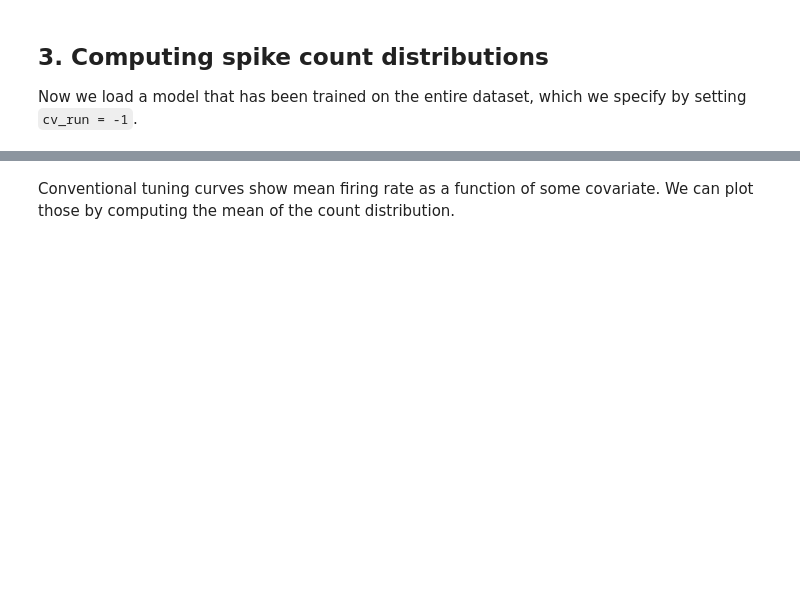
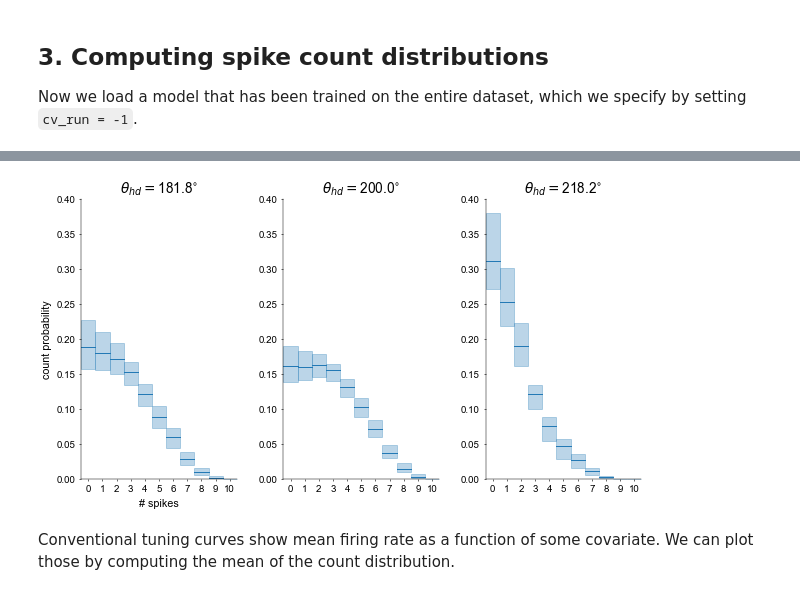
Before and after one commit to davindicode/UCM-interpret, a Jupyter notebook: example/notebook.ipynb, the cells around one changed output, grey strips where cells are left out. Saved outputs shown, nothing was run; the diff lists cells and outputs as text; code cells hidden in the pictures; blank space fills up the shorter version.

```diff
--- a/example/notebook.ipynb
+++ b/example/notebook.ipynb
@@ -212,6 +213,6 @@ dataset_tuple = HDC.get_dataset(session_id, phase, bin_size, single_spikes)
 # model and train/test split based on which validation fold is given by cv_run
 modelfit, fit_set, validation_set = lib.models.load_model(
     checkpoint_dir, model_info, dataset_tuple, HDC.inputs_used, HDC.enc_used,
-    delay, cv_run, batch_size, gpu_dev, tensor_type=torch.float, jitter=1e-5, J=100
+    delay, cv_run, batch_size, gpu_dev, tensor_type=torch.float, jitter=1e-5
 )
 # %% [markdown]
@@ -219,2 +220,56 @@ We can compute the spike count distribution conditioned on input covariates, and
+# %%
+hd_sweep = torch.linspace(0, 2*np.pi, 100)
+
+covariates = torch.cat([
+    hd_sweep[:, None],  # sweep over head direction
+    *[rcov[k].mean()*torch.ones((100, 1)) for k in range(1, len(rcov))],
+    # fill other behavioural covariates at value 0
+], dim=-1)[None, None, ...]  # (tr, neurons, steps, covariate dims)
+
+with torch.no_grad():
+    P_mc = lib.helper.compute_P(
+        modelfit, covariates, list(range(units_used)), MC=30, trials=1)  # predictive posterior
+P_mc = P_mc.cpu()  # count probabilities of shape (MC, neurons, steps, count)
+# %%
+# histograms
+lower, mean, upper = utils.signal.percentiles_from_samples(P_mc, [0.05, 0.5, 0.95])
+
+
+fig = plt.figure(figsize=(8, 4))
+widths = [1, 1, 1]
+heights = [1]
+
+spec = fig.add_gridspec(ncols=len(widths), nrows=len(heights), width_ratios=widths,
+                        height_ratios=heights, top=1., bottom=0.0,
+                        left=0., right=1., wspace=0.3)
+
+ne = 20  # select neuron
+K = P_mc.shape[-1]
+for en, step_ind in enumerate([50, 55, 60]):
+    ax = fig.add_subplot(spec[0, en])
+    hd = hd_sweep[step_ind]
+    ax.set_title(r'$\theta_{hd} = $' + '{:.1f}'.format(hd / np.pi * 180) + r'$^{\circ}$')
+
+    for k in range(K):
+        XX_ = np.linspace(k-0.5, k+0.5, 2)
+        YY_ = np.ones(2)*mean.numpy()[ne, step_ind, k]
+        YY_l = np.ones(2)*lower.numpy()[ne, step_ind, k]
+        YY_u = np.ones(2)*upper.numpy()[ne, step_ind, k]
+        line, = ax.plot(XX_, YY_, c='tab:blue', alpha=1.)
+        ax.fill_between(XX_, YY_l,
+            YY_u, color=line.get_color(), alpha=0.3)
+
+
+    ax.set_xlim([-0.5, K-1+.5])
+    ax.set_ylim(0, 0.4)
+    ax.set_xticks(np.arange(K))
+
+    if en == 0:
+        ax.set_ylabel('count probability', fontsize=11, labelpad=5)
+        ax.set_xlabel('# spikes', labelpad=5, fontsize=11)
+
+plt.show()
+# %% [output]
+[figure, added]
 # %% [markdown]
 Conventional tuning curves show mean firing rate as a function of some covariate. We can plot those by computing the mean of the count distribution.
```
Also changed, not shown: parts of 23 cells of this notebook, 4 other files.
